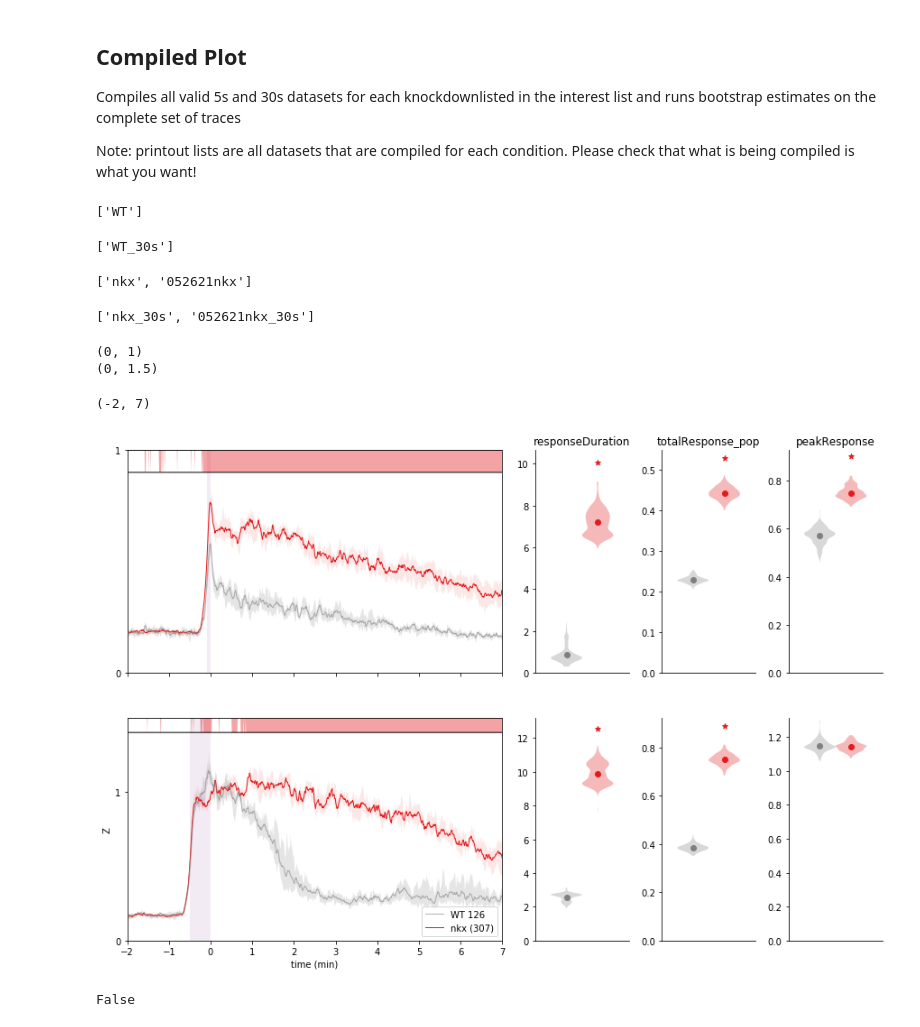
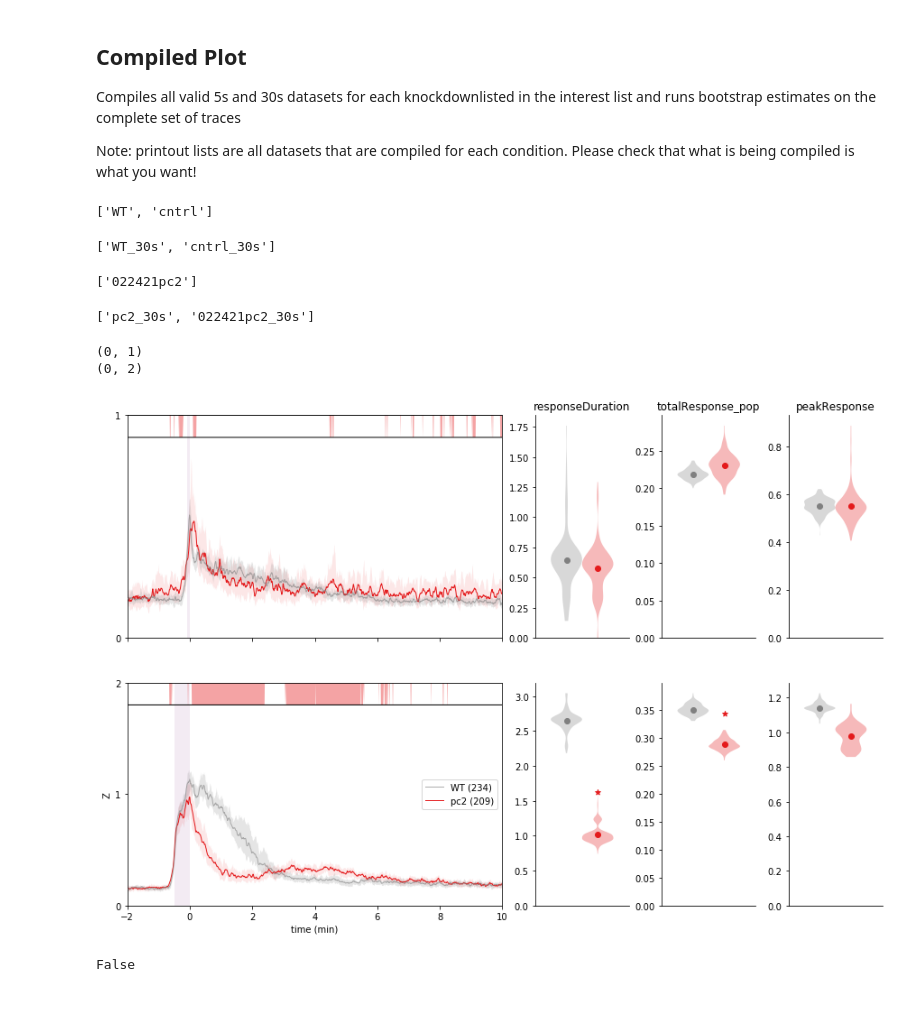
Before and after one commit to samuelbray32/behavior-lite, a Jupyter notebook: publication_rnaiCompilation.ipynb, the cells around one changed output. Cells and saved outputs as stored; diff of their text form; code cells hidden in the pictures.

Commit message:
add control_rnai to reference data

```diff
--- a/publication_rnaiCompilation.ipynb
+++ b/publication_rnaiCompilation.ipynb
@@ -12,40 +12,49 @@ Compiles all valid 5s and 30s datasets for each knockdownlisted in the interest
 
 Note: printout lists are all datasets that are compiled for each condition.  Please check that what is being compiled is what you want!
 # %%
-n_boot = 1e1
+import numpy as np
+from tools.results import rnai_response_layered
+n_boot = 1e2
 statistic=np.median
 comparison = 'diff'
 #plot_subset
 drugs=0
 interest =['caliPreRegen','if1PreRegen','estrellaPreRegen']#['pc2','chat','chat+pc2']#['WTampPreEyespot','WTampPostEyespot','WTamp1xPostEyespot','0dpa']#['tec1h']#['if1','eaat12','gat']#['syt1','if1','starve']#['if1','estrella']
-interest = ['nkx',]#'tcf1','arx',]#'foxq2','mblk','otxa','pknox','pou6f1','soxb2',]
+interest = ['nkx','tcf1','arx','foxq2','mblk','otxa','pknox','pou6f1','soxb2',]
+interest=['estrella+caliPreRegen','estrella+if1PreRegen','estrella+if1+caliPreRegen']
+interest=['spp1','ppp1','eye532','eye531']
+interest=['4mnthstarve','starve10w']
+interest=['pc2']
+# interest=['gabra','chat','gabra+chat']
+# interest=['estrella+if1+caliPreRegen','estrella+if1+cali']
 # interest=['35mmBiopsyPostEyespot','corpusCut',]#10w','corpusCut']
-exclude=[]#'starve10w',]
+# exclude=[]#'starve10w',]
 # interest = ['35mmBiopsyPostEyespot','corpusCut','WTamp1xPostEyespot',]
 #['slit']#['corpusCut','spot']#['pc2','gad','gad+pc2']#
 #['nkx','tcf1','arx']##['gad','pc2','gad+pc2']#
 # interest=['vibe']#['tcf1','pc2','tcf1+pc2']
 #['tbh','pc2','tbh+pc2']#['pc2','chat','gad','tbh','th','nkx','tcf1']#
 #['spot']#['eaat12','gs','gat',]#['chat','gad','tbh',]#['snap25','vGlut']#
 #
 # interest=['WTampPreEyespot','040122WTampPostEyespot','WTamp1xPostEyespot','WTampMidEyespotPharynx',]#'WTampPrePharynx','WTampPostPharynx']
-# interest=['ampPreEyespot8hpa','ampPostEyespot8hpa','amp1xPostEyespot8hpa','ampMidEyespotPharynx8hpa',]
+# interest=['ampPreEyespot8hpa','ampPostEyespot8hpa','amp1xPostEyespot8hpa','ampMidEyespotPharynx8hpa','0dpa']
 # exclude = ['syt1a','122721',]
+# interest = ['netr','062822netrAmpPreEyespot8hpa','062822netr35mmBiopsyPostEyespot','ampPreEyespot8hpa']
+exclude=[]
 fig,ax = rnai_response_layered(interest,exclude,n_boot,statistic,drugs=drugs,
                               measure_compare=comparison,
-                              pulseTimes=[5,30],conf_interval=99, stat_testing=True,
-                              plot_comparison=False,ylim=((0,1),(0,1.5)))
-ax[0].set_xlim(-2,7)
+                              pulseTimes=[5,30],conf_interval=99, stat_testing=1,
+                              plot_comparison=False,ylim=((0,1),(0,2)),control_rnai=1)
+# ax[0].set_xlim(-2,12)
 # fig.savefig('layered_sexualVerySize.png')
 # %% [output]
-['WT']
+['WT', 'cntrl']
-['WT_30s']
+['WT_30s', 'cntrl_30s']
-['nkx', '052621nkx']
+['022421pc2']
-['nkx_30s', '052621nkx_30s']
+['pc2_30s', '022421pc2_30s']
 (0, 1)
-(0, 1.5)
+(0, 2)
-(-2, 7)
-[figure, old version]
+[figure, new version]
 # %%
 x=(1,2)
 type(x[0]) is tuple
```
Also changed, not shown: parts of 2 cells of this notebook, 1 other file.
